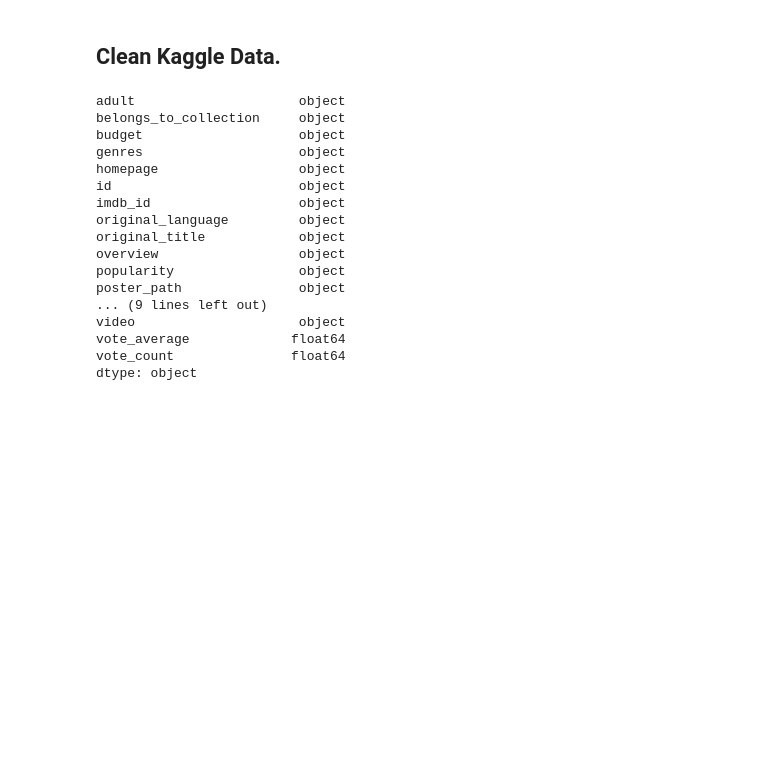
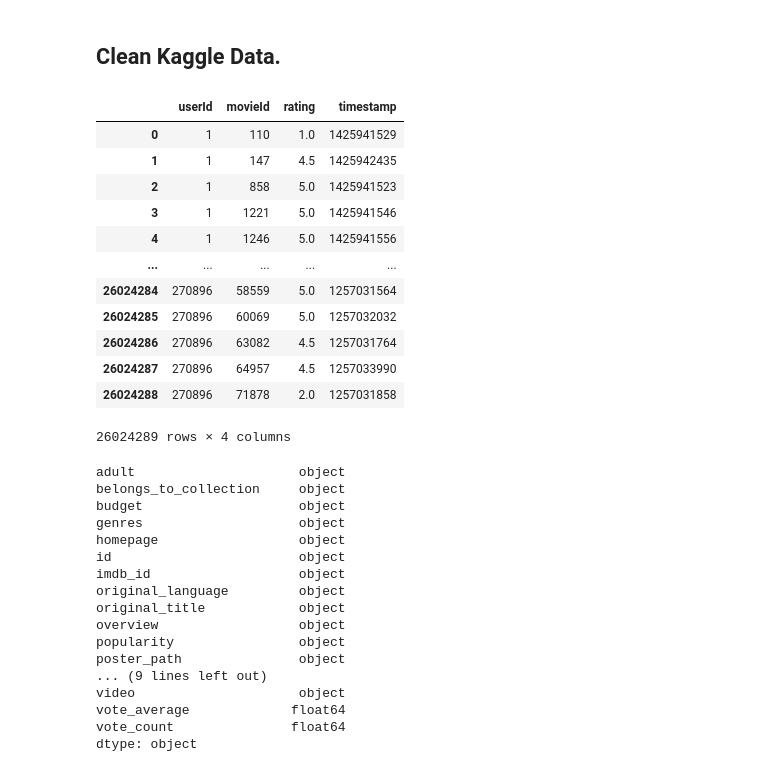
Before and after one commit to Muzznah/Movies-ETL, a Jupyter notebook: wiki_raw1.ipynb, the cells around one changed output. Cells and saved outputs as stored; diff of their text form; code cells hidden in the pictures; blank space fills up the shorter version.

```diff
--- a/wiki_raw1.ipynb
+++ b/wiki_raw1.ipynb
@@ -813,6 +813,21 @@ wiki_movies_df.drop('Running time', axis=1, inplace=True)
 # %%
 kaggle_metadata = pd.read_csv(f'{file_dir}movies_metadata.csv', low_memory=False)
 ratings = pd.read_csv(f'{file_dir}ratings.csv')
+ratings
+# %% [output]
+|  | userId | movieId | rating | timestamp |
+| 0 | 1 | 110 | 1.0 | 1425941529 |
+| 1 | 1 | 147 | 4.5 | 1425942435 |
+| 2 | 1 | 858 | 5.0 | 1425941523 |
+| 3 | 1 | 1221 | 5.0 | 1425941546 |
+| 4 | 1 | 1246 | 5.0 | 1425941556 |
+| ... | ... | ... | ... | ... |
+| 26024284 | 270896 | 58559 | 5.0 | 1257031564 |
+| 26024285 | 270896 | 60069 | 5.0 | 1257032032 |
+| 26024286 | 270896 | 63082 | 4.5 | 1257031764 |
+| 26024287 | 270896 | 64957 | 4.5 | 1257033990 |
+| 26024288 | 270896 | 71878 | 2.0 | 1257031858 |
+26024289 rows × 4 columns
 # %%
 #check data types.
 kaggle_metadata.dtypes
```
Also changed, not shown: parts of 14 cells of this notebook, 1 other file.
